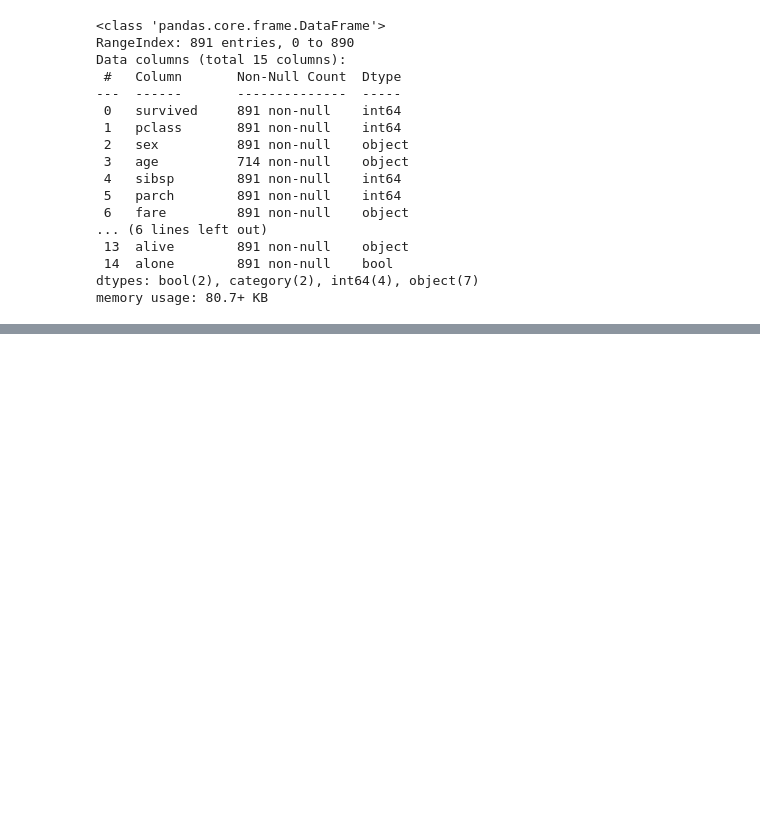
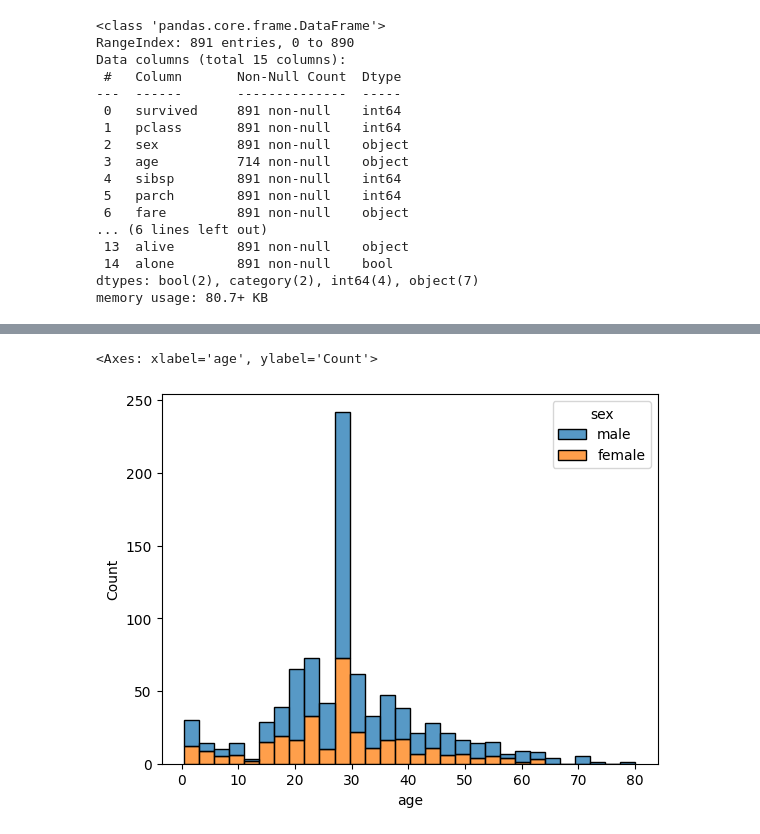
Before and after one commit to Wessnom/DataProcessing-Alexander-Wessner, a Jupyter notebook: Code-Alongs/L008_Clean_Titanic.ipynb, the cells around one changed output, grey strips where cells are left out. Drawn from its saved outputs; the diff is of its cells as text; code cells hidden in the pictures; blank space fills up the shorter version.

```diff
--- a/Code-Alongs/L008_Clean_Titanic.ipynb
+++ b/Code-Alongs/L008_Clean_Titanic.ipynb
@@ -169,0 +237,14 @@ Name: count, dtype: int64
+# %%
+titanic.loc[titanic["sex"] == "male"] # steg 1
+titanic.loc[titanic["sex"] == "male", "age"] # steg 2
+titanic.loc[titanic["sex"] == "male", "age"].fillna(median_age_male) # steg 3
+titanic.loc[titanic["sex"] == "male", "age"] = titanic.loc[titanic["sex"] == "male", "age"].fillna(median_age_male) # steg 4
+# %%
+# nu kan vi fillna på median_age_female på resterande
+titanic["age"] = titanic["age"].fillna(median_age_female)
+# %%
+# histplot efter vi satt NaN till medianvärde för könen. Något centrerat data
+sns.histplot(x="age", hue="sex", multiple="stack", data=titanic)
+# %% [output]
+<Axes: xlabel='age', ylabel='Count'>
+[figure, added]
```
Also changed, not shown: parts of 9 cells of this notebook.
